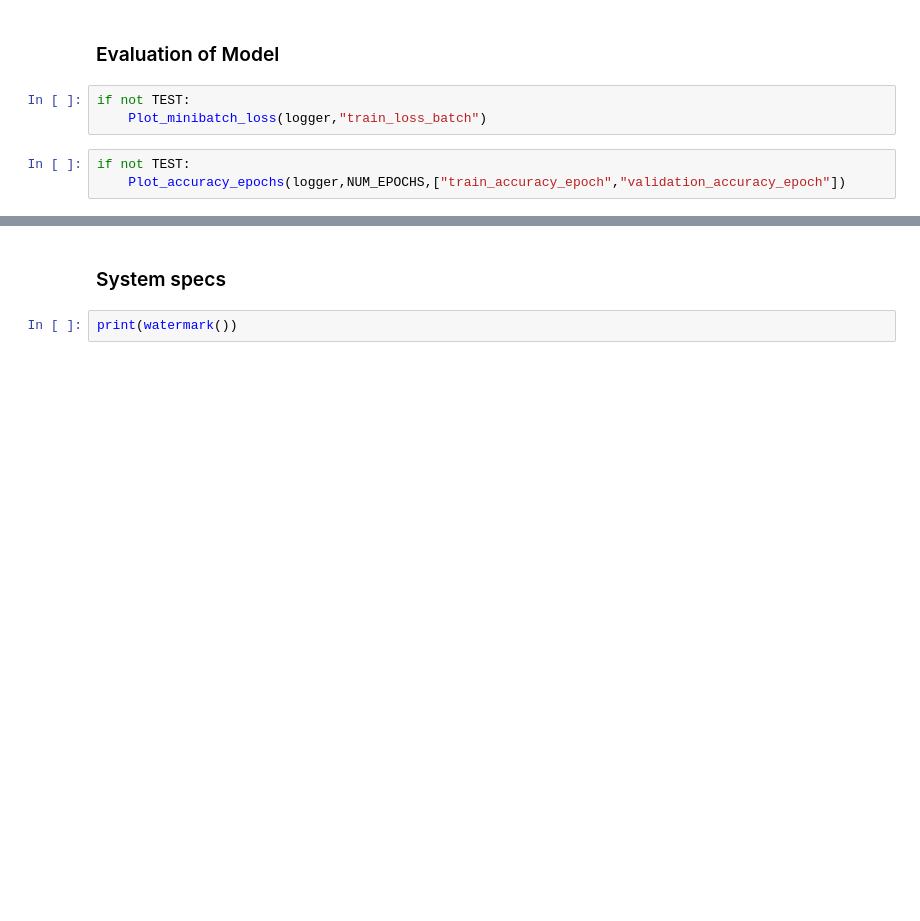
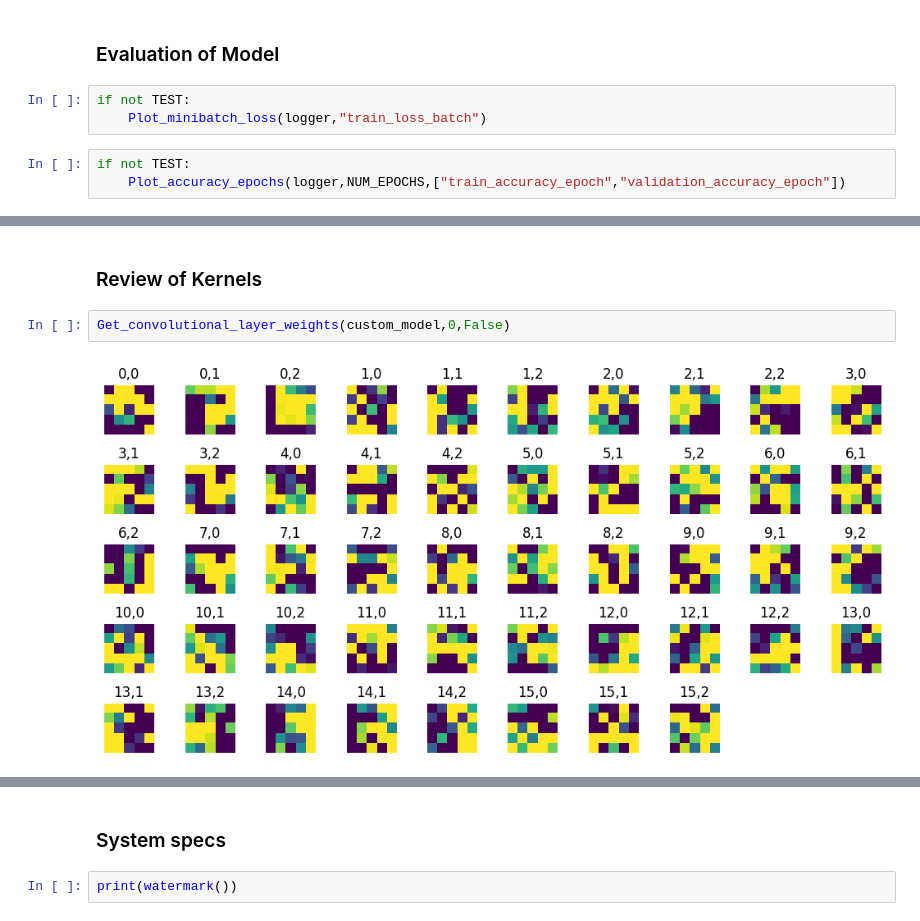
Before and after one commit to oswy2k/CIFAR_10_Classifier, a Jupyter notebook: Cifar10_CNN.ipynb, the cells around one changed output, grey strips where cells are left out. Cells and saved outputs as stored; diff of their text form; blank space fills up the shorter version.

```diff
--- a/Cifar10_CNN.ipynb
+++ b/Cifar10_CNN.ipynb
@@ -318,0 +322,6 @@ Plot_confusion_matrix(matrix,labels,"Confussion Matrix")
+# %% [markdown]
+### Review of Kernels
+# %%
+Get_convolutional_layer_weights(custom_model,0,False)
+# %% [output]
+[figure, added]
```
Also changed, not shown: parts of 16 cells of this notebook, 6 other files.
